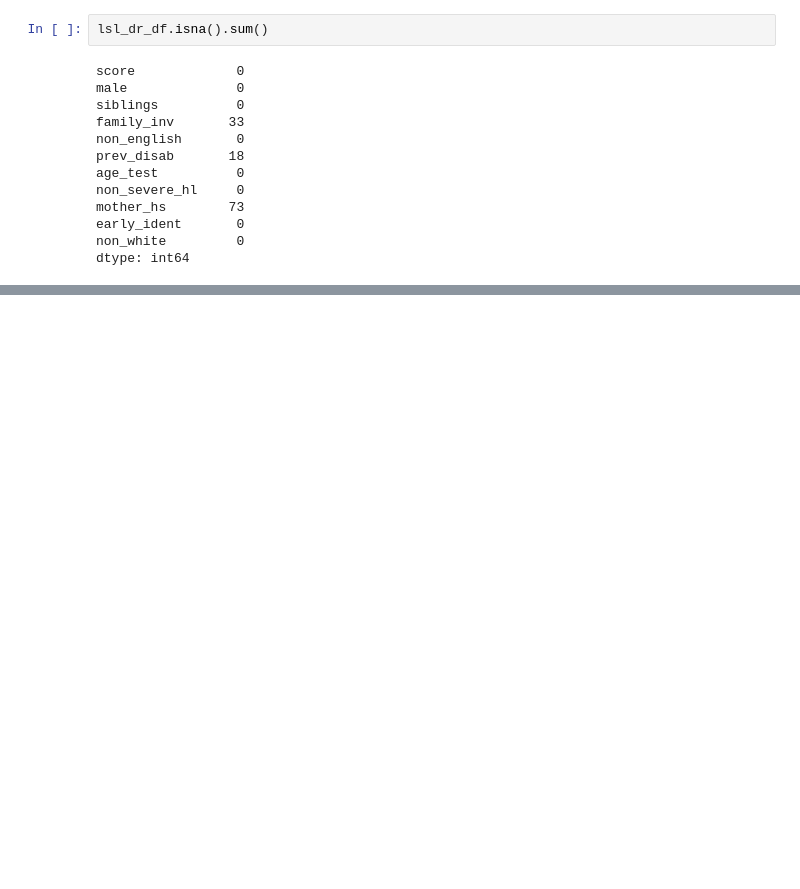
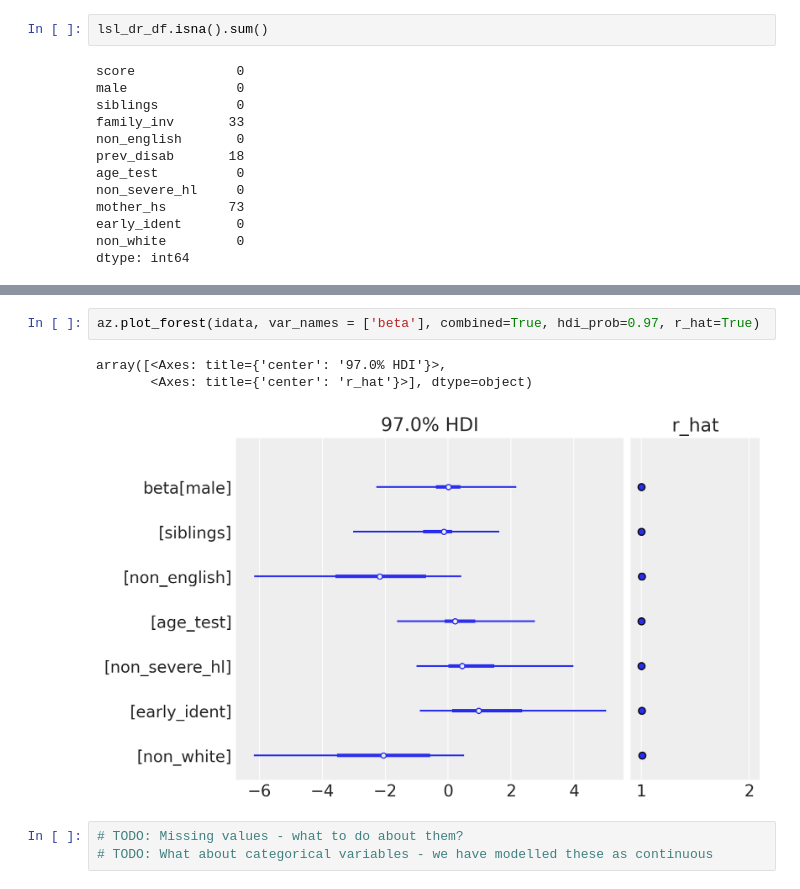
Before and after one commit to cormach/bayesian-learning, a Jupyter notebook: notebooks/eductional-outcomes-example.ipynb, the cells around one changed output, grey strips where cells are left out. Cells and saved outputs as stored; diff of their text form; blank space fills up the shorter version.

```diff
--- a/notebooks/eductional-outcomes-example.ipynb
+++ b/notebooks/eductional-outcomes-example.ipynb
@@ -74,0 +196,9 @@ dtype: int64
+# %%
+az.plot_forest(idata, var_names = ['beta'], combined=True, hdi_prob=0.97, r_hat=True)
+# %% [output]
+array([<Axes: title={'center': '97.0% HDI'}>,
+       <Axes: title={'center': 'r_hat'}>], dtype=object)
+[figure, added]
+# %%
+# TODO: Missing values - what to do about them?
+# TODO: What about categorical variables - we have modelled these as continuous
```
Also changed, not shown: parts of 15 cells of this notebook.
